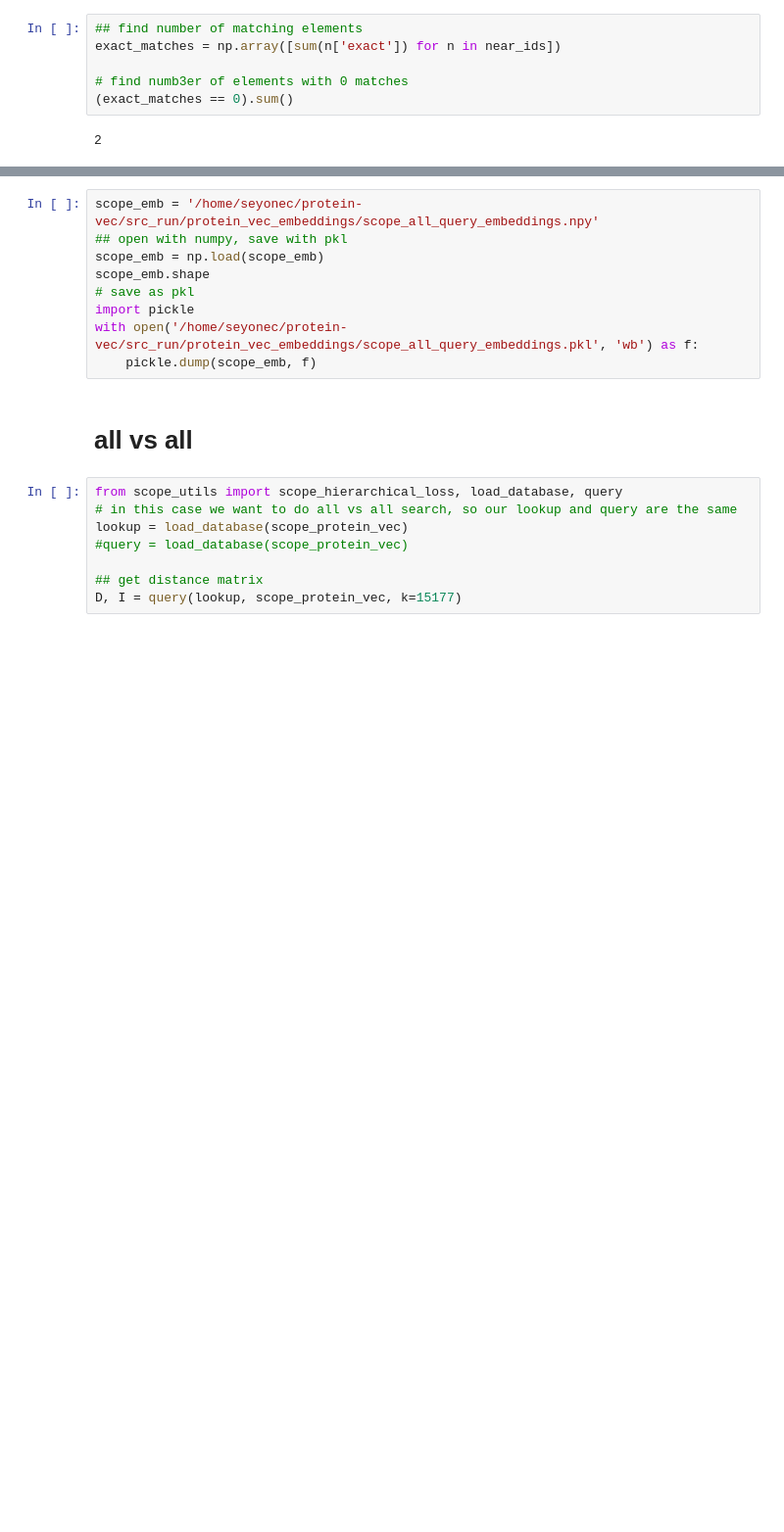
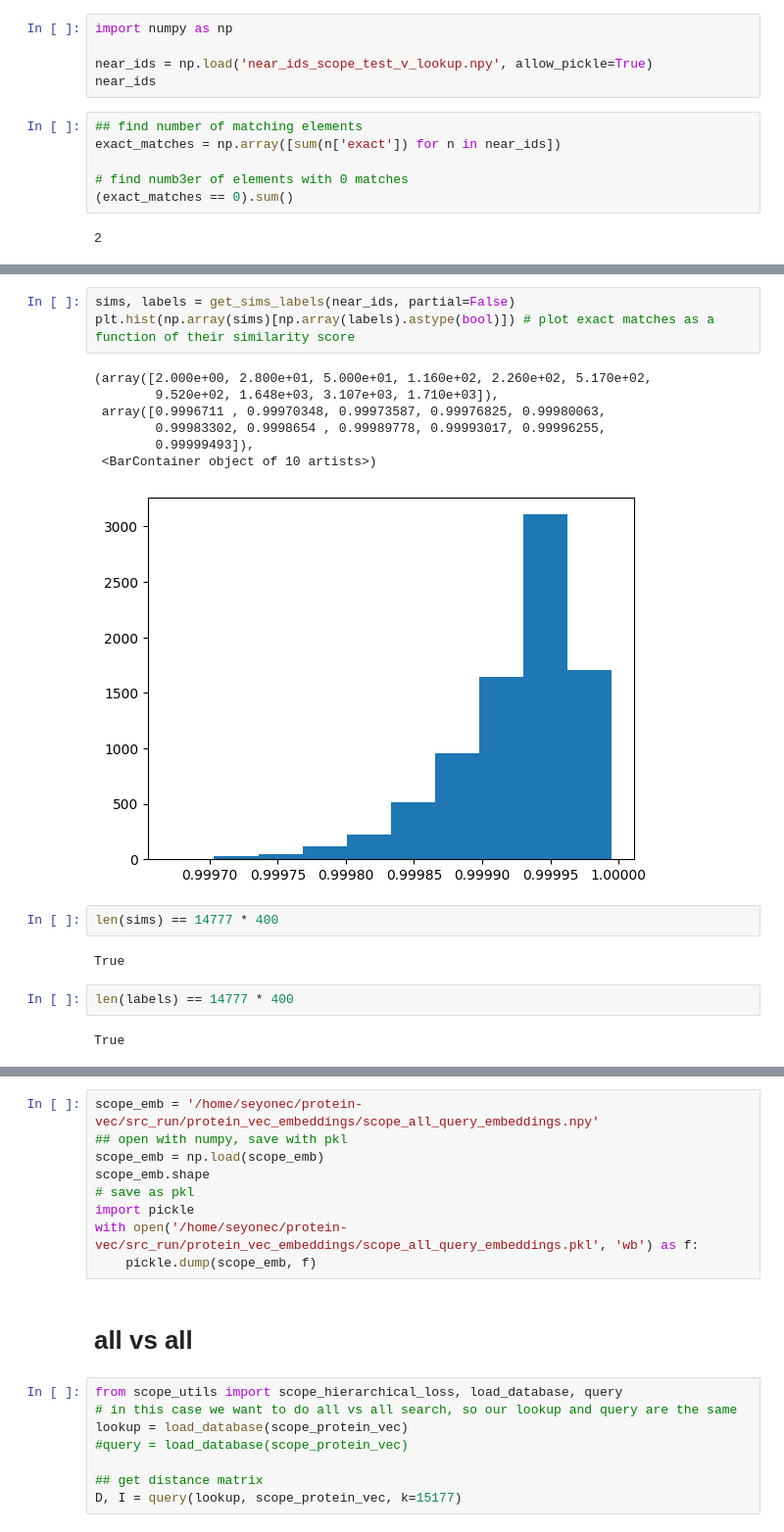
Before and after one commit to ronboger/conformal-protein-retrieval, a Jupyter notebook: test_scope_conformal_retrieval.ipynb, the cells around one changed output, grey strips where cells are left out. Shown at 98% size. Drawn from its saved outputs; the diff is of its cells as text; blank space fills up the shorter version.

```diff
--- a/test_scope_conformal_retrieval.ipynb
+++ b/test_scope_conformal_retrieval.ipynb
@@ -250,6 +253,11 @@ plt.show()
 [figure]
 # %%
 np.save('near_ids_scope_test_v_lookup.npy', near_ids)
+# %%
+import numpy as np
+
+near_ids = np.load('near_ids_scope_test_v_lookup.npy', allow_pickle=True)
+near_ids
 # %%
 ## find number of matching elements
 exact_matches = np.array([sum(n['exact']) for n in near_ids])
@@ -260,0 +378,19 @@ exact_matches = np.array([sum(n['exact']) for n in near_ids])
+# %%
+sims, labels = get_sims_labels(near_ids, partial=False)
+plt.hist(np.array(sims)[np.array(labels).astype(bool)]) # plot exact matches as a function of their similarity score
+# %% [output]
+(array([2.000e+00, 2.800e+01, 5.000e+01, 1.160e+02, 2.260e+02, 5.170e+02,
+        9.520e+02, 1.648e+03, 3.107e+03, 1.710e+03]),
+ array([0.9996711 , 0.99970348, 0.99973587, 0.99976825, 0.99980063,
+        0.99983302, 0.9998654 , 0.99989778, 0.99993017, 0.99996255,
+        0.99999493]),
+ <BarContainer object of 10 artists>)
+[figure, added]
+# %%
+len(sims) == 14777 * 400
+# %% [output]
+True
+# %%
+len(labels) == 14777 * 400
+# %% [output]
+True
```
Also changed, not shown: parts of 38 cells of this notebook.
